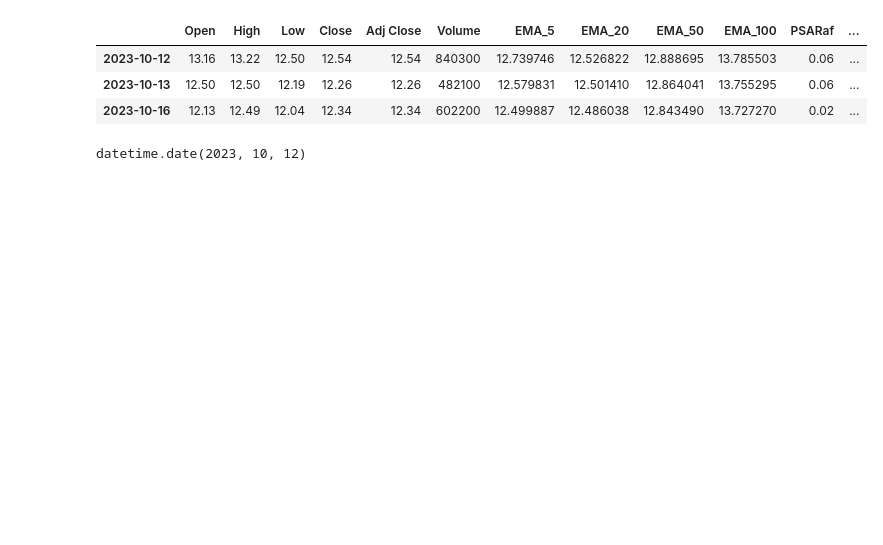
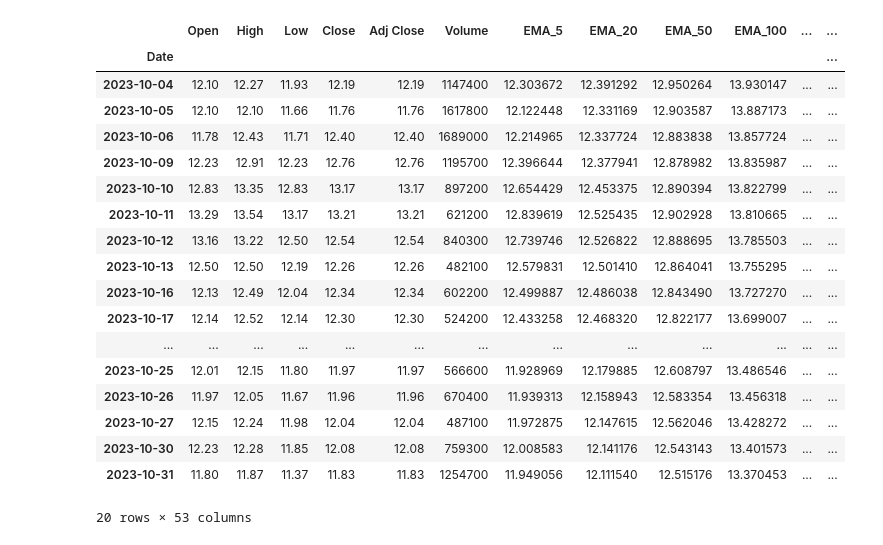
Before and after one commit to enricomarchi/Borsa, a Jupyter notebook: Untitled-1.ipynb, the cells around one changed output. Saved outputs shown, nothing was run; the diff lists cells and outputs as text; code cells hidden in the pictures; blank space fills up the shorter version.

```diff
--- a/Untitled-1.ipynb
+++ b/Untitled-1.ipynb
@@ -1,24 +1,32 @@
 # %%
 import pandas as pd
-pd.set_option("display.max_rows", None)
-pd.set_option("display.max_columns", None)
+#pd.set_option("display.max_rows", None)
+#pd.set_option("display.max_columns", None)
 # %%
 lista_tickers = pd.read_parquet("lista_ticker.parquet")
 # %%
 import yfinance as yf
 import funzioni as fx
 
-ticker = yf.download("WB", start='2020-01-01', end='2023-12-31', progress=False)
-ticker.index = ticker.index.date
-ticker = fx.crea_indicatori(ticker)
-ticker[-21:-18]
+ticker = fx.analizza_ticker("WB", start='2020-01-01', end='2023-11-01', progress=False, dropna_iniziali=True, dropna_finali=False)
+ticker.tail(20)
 # %% [output]
-|  | Open | High | Low | Close | Adj Close | Volume | EMA_5 | EMA_20 | EMA_50 | EMA_100 | PSARaf | ... |
-| 2023-10-12 | 13.16 | 13.22 | 12.50 | 12.54 | 12.54 | 840300 | 12.739746 | 12.526822 | 12.888695 | 13.785503 | 0.06 | ... |
-| 2023-10-13 | 12.50 | 12.50 | 12.19 | 12.26 | 12.26 | 482100 | 12.579831 | 12.501410 | 12.864041 | 13.755295 | 0.06 | ... |
-| 2023-10-16 | 12.13 | 12.49 | 12.04 | 12.34 | 12.34 | 602200 | 12.499887 | 12.486038 | 12.843490 | 13.727270 | 0.02 | ... |
+|  | Open | High | Low | Close | Adj Close | Volume | EMA_5 | EMA_20 | EMA_50 | EMA_100 | ... | ... |
+| Date |  |  |  |  |  |  |  |  |  |  |  | ... |
+| 2023-10-04 | 12.10 | 12.27 | 11.93 | 12.19 | 12.19 | 1147400 | 12.303672 | 12.391292 | 12.950264 | 13.930147 | ... | ... |
+| 2023-10-05 | 12.10 | 12.10 | 11.66 | 11.76 | 11.76 | 1617800 | 12.122448 | 12.331169 | 12.903587 | 13.887173 | ... | ... |
+| 2023-10-06 | 11.78 | 12.43 | 11.71 | 12.40 | 12.40 | 1689000 | 12.214965 | 12.337724 | 12.883838 | 13.857724 | ... | ... |
+| 2023-10-09 | 12.23 | 12.91 | 12.23 | 12.76 | 12.76 | 1195700 | 12.396644 | 12.377941 | 12.878982 | 13.835987 | ... | ... |
+| 2023-10-10 | 12.83 | 13.35 | 12.83 | 13.17 | 13.17 | 897200 | 12.654429 | 12.453375 | 12.890394 | 13.822799 | ... | ... |
+| 2023-10-11 | 13.29 | 13.54 | 13.17 | 13.21 | 13.21 | 621200 | 12.839619 | 12.525435 | 12.902928 | 13.810665 | ... | ... |
+| 2023-10-12 | 13.16 | 13.22 | 12.50 | 12.54 | 12.54 | 840300 | 12.739746 | 12.526822 | 12.888695 | 13.785503 | ... | ... |
+| 2023-10-13 | 12.50 | 12.50 | 12.19 | 12.26 | 12.26 | 482100 | 12.579831 | 12.501410 | 12.864041 | 13.755295 | ... | ... |
+| 2023-10-16 | 12.13 | 12.49 | 12.04 | 12.34 | 12.34 | 602200 | 12.499887 | 12.486038 | 12.843490 | 13.727270 | ... | ... |
+| 2023-10-17 | 12.14 | 12.52 | 12.14 | 12.30 | 12.30 | 524200 | 12.433258 | 12.468320 | 12.822177 | 13.699007 | ... | ... |
+| ... | ... | ... | ... | ... | ... | ... | ... | ... | ... | ... | ... | ... |
+| 2023-10-25 | 12.01 | 12.15 | 11.80 | 11.97 | 11.97 | 566600 | 11.928969 | 12.179885 | 12.608797 | 13.486546 | ... | ... |
+| 2023-10-26 | 11.97 | 12.05 | 11.67 | 11.96 | 11.96 | 670400 | 11.939313 | 12.158943 | 12.583354 | 13.456318 | ... | ... |
+| 2023-10-27 | 12.15 | 12.24 | 11.98 | 12.04 | 12.04 | 487100 | 11.972875 | 12.147615 | 12.562046 | 13.428272 | ... | ... |
+| 2023-10-30 | 12.23 | 12.28 | 11.85 | 12.08 | 12.08 | 759300 | 12.008583 | 12.141176 | 12.543143 | 13.401573 | ... | ... |
+| 2023-10-31 | 11.80 | 11.87 | 11.37 | 11.83 | 11.83 | 1254700 | 11.949056 | 12.111540 | 12.515176 | 13.370453 | ... | ... |
+20 rows × 53 columns
-# %%
-idx = ticker[ticker.notna().all(axis=1) == True].index[-1]
-idx
-# %% [output]
-datetime.date(2023, 10, 12)
```
Also changed, not shown: parts of 3 cells of this notebook, 2 other files.
